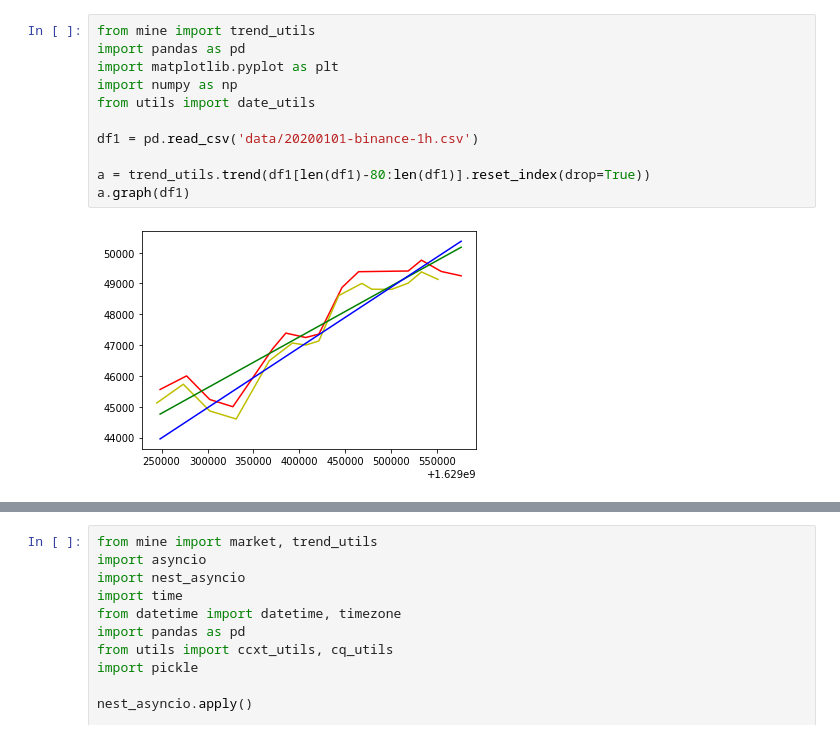
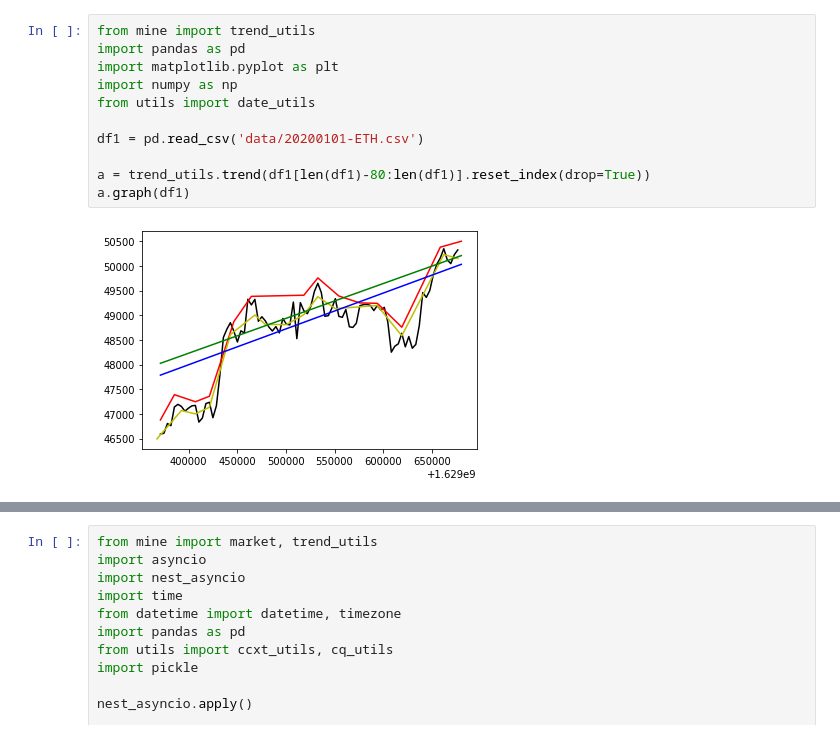
Before and after one commit to minsoo0926/trading, a Jupyter notebook: trading/test.ipynb, the cells around one changed output, grey strips where cells are left out. Cells and saved outputs as stored; diff of their text form.

```diff
--- a/trading/test.ipynb
+++ b/trading/test.ipynb
@@ -1,16 +1,16 @@
 # %%
 from mine import trend_utils
 import pandas as pd
 import matplotlib.pyplot as plt
 import numpy as np
 from utils import date_utils
 
-df1 = pd.read_csv('data/20200101-binance-1h.csv')
+df1 = pd.read_csv('data/20200101-ETH.csv')
 
 a = trend_utils.trend(df1[len(df1)-80:len(df1)].reset_index(drop=True))
 a.graph(df1)
 # %% [output]
-[figure, old version]
+[figure, new version]
 # %%
 from binance.client import Client
 import binance
```
Also changed, not shown: parts of 1 cell of this notebook, 10 other files.
